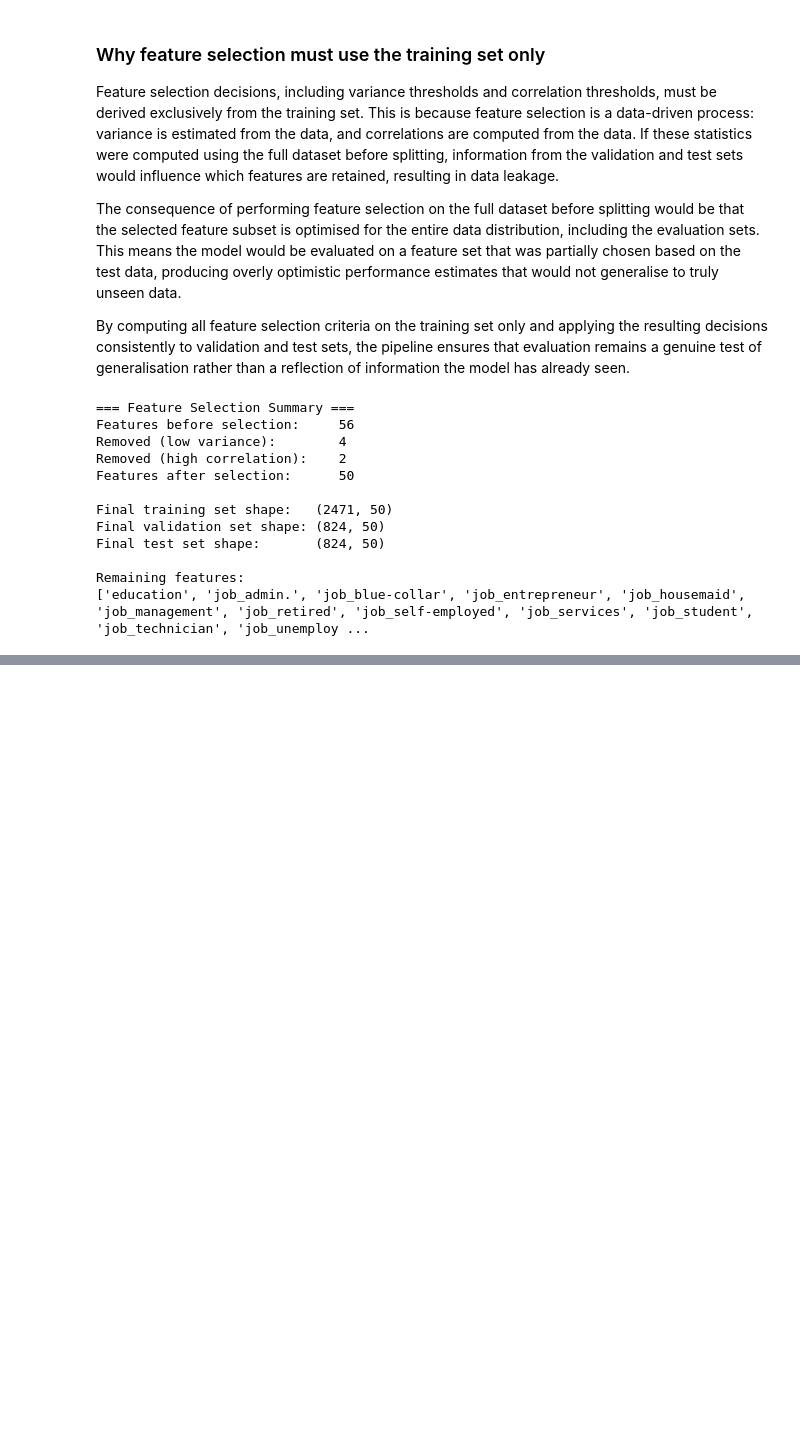
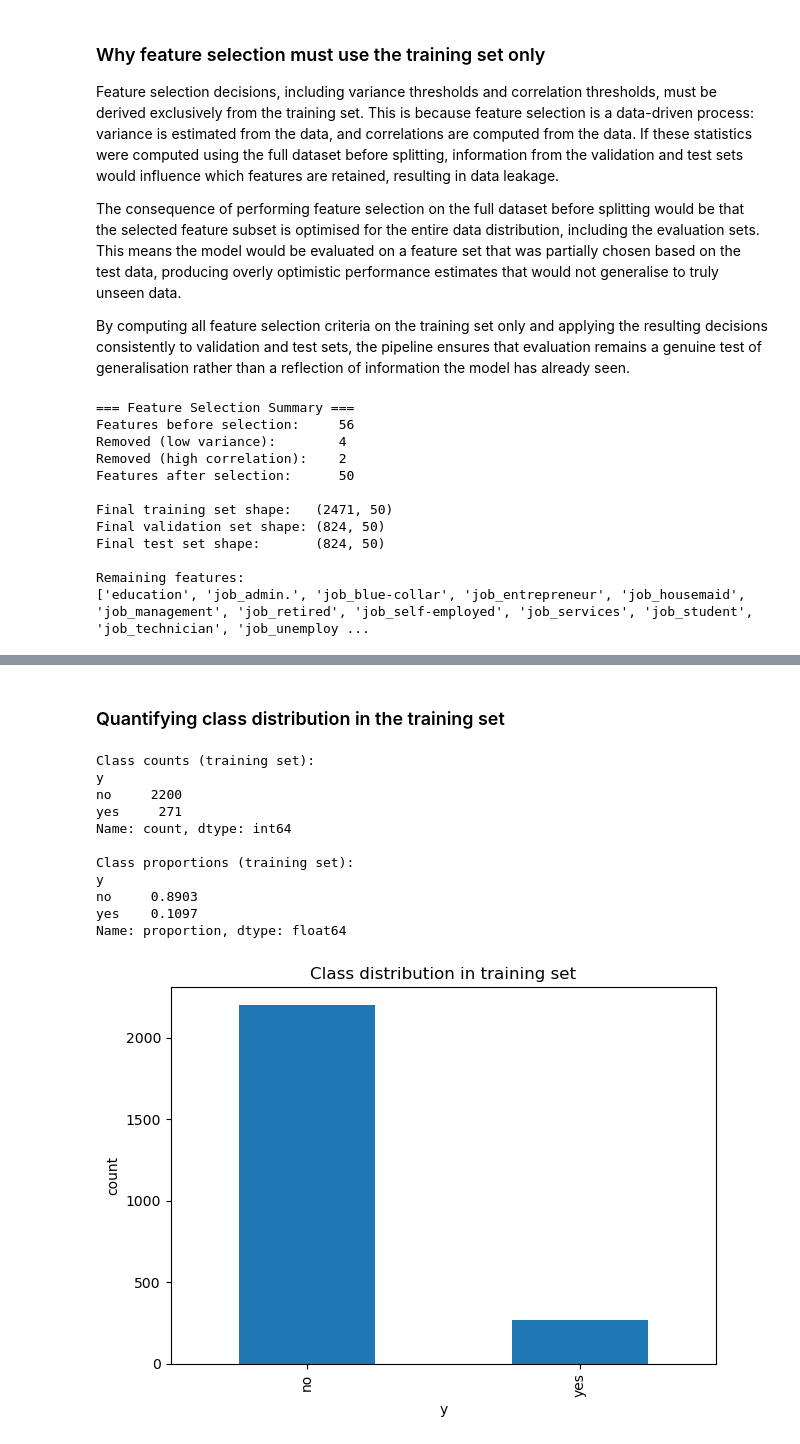
Before and after one commit to liglesias1/ML-Fundamentals-2026, a Jupyter notebook: assignment_1_Lara_Iglesias.ipynb, the cells around one changed output, grey strips where cells are left out. Cells and saved outputs as stored; diff of their text form; code cells hidden in the pictures; blank space fills up the shorter version.

```diff
--- a/assignment_1_Lara_Iglesias.ipynb
+++ b/assignment_1_Lara_Iglesias.ipynb
@@ -1428,0 +1437,32 @@ Remaining features:
+# %% [markdown]
+### Quantifying class distribution in the training set
+# %%
+# Quantify class distribution in the training set
+train_class_counts = y_train.value_counts()
+train_class_props  = y_train.value_counts(normalize=True)
+
+print("Class counts (training set):")
+print(train_class_counts)
+print("\nClass proportions (training set):")
+print(train_class_props.round(4))
+
+# Visualise
+train_class_counts.plot(kind="bar")
+plt.title("Class distribution in training set")
+plt.xlabel("y")
+plt.ylabel("count")
+plt.tight_layout()
+plt.show()
+# %% [output]
+Class counts (training set):
+y
+no     2200
+yes     271
+Name: count, dtype: int64
+
+Class proportions (training set):
+y
+no     0.8903
+yes    0.1097
+Name: proportion, dtype: float64
+[figure, added]
```
Also changed, not shown: parts of 10 cells of this notebook.
